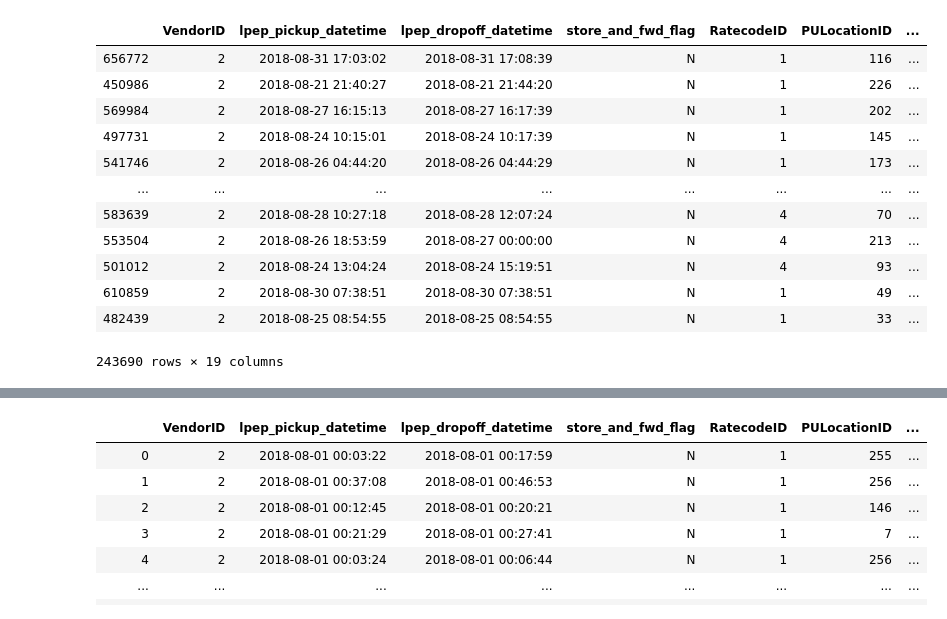
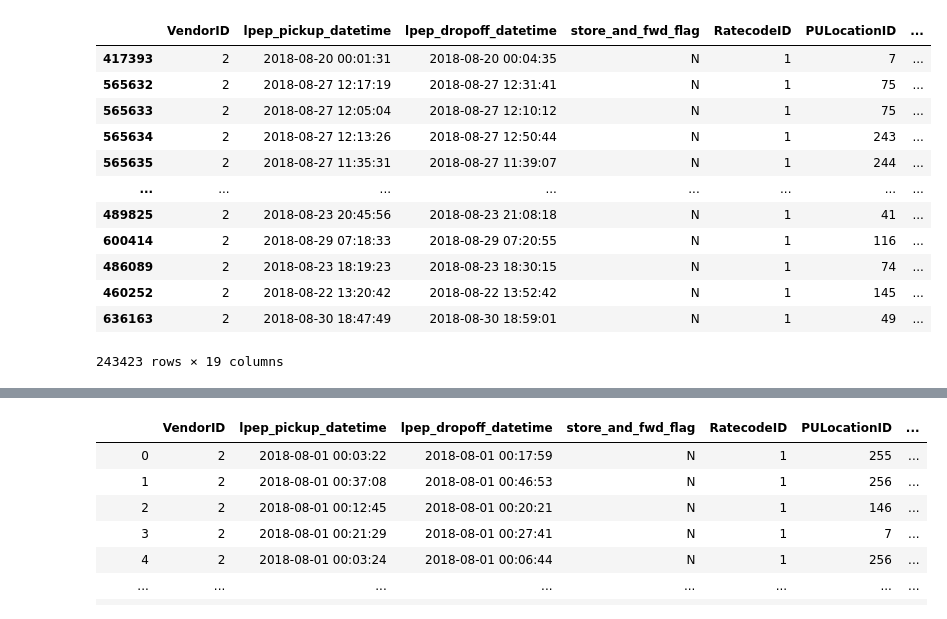
Before and after one commit to echoid/NewYorkTaxiVisualization, a Jupyter notebook: Draft 1.ipynb, the cells around one changed output, grey strips where cells are left out. Cells and saved outputs as stored; diff of their text form; code cells hidden in the pictures.

```diff
--- a/Draft 1.ipynb
+++ b/Draft 1.ipynb
@@ -4,8 +4,8 @@ import numpy as np
 import seaborn as sns
 import matplotlib.pyplot as plt
 # %%
-green_08 = pd.read_csv("E:/uni/20sem2/MAST30034/Assignment1/green_tripdata_2018-08.csv")
-#green_09 = pd.read_csv("E:/uni/20sem2/MAST30034/Assignment1/green_tripdata_2018-09.csv")
+green_08 = pd.read_csv("E:/Uni/MAST30034/Data/green_tripdata_2018-08.csv")
+green_09 = pd.read_csv("E:/Uni/MAST30034/Data/green_tripdata_2018-09.csv")
 
 #yellow_08 = pd.read_csv("E:/uni/20sem2/MAST30034/Assignment1/yellow_tripdata_2018-08.csv")
 #yellow_09 = pd.read_csv("E:/uni/20sem2/MAST30034/Assignment1/yellow_tripdata_2018-09.csv")
@@ -19,20 +19,20 @@ green_08 = pd.read_csv("E:/uni/20sem2/MAST30034/Assignment1/green_tripdata_2018-
 # remove invaild data (passager == 0 and trip_distance = 0)
 cleaned_green_08 = green_08[(green_08["passenger_count"] != 0) & (green_08["trip_distance"] != 0)]
 # %%
-cleaned_green_08 = green_08[(green_08['lpep_pickup_datetime'] > "2018-08-20 00:00:00") & (green_08['lpep_pickup_datetime'] < "2018-08-31 23:59:59") & (green_08["passenger_count"] != 0) & (green_08["trip_distance"] != 0)& (green_08["payment_type"] != 3)& (green_08["payment_type"] != 4)& (green_08["payment_type"] != 6)]
+cleaned_green_08 = green_08[(green_08['lpep_pickup_datetime'] > "2018-08-20 00:00:00") & (green_08['lpep_pickup_datetime'] < "2018-08-31 23:59:59") & (green_08["passenger_count"] != 0) & (green_08["trip_distance"] != 0)& (green_08["payment_type"] != 3)& (green_08["payment_type"] != 4) & (green_08["payment_type"] != 6)& (green_08["total_amount"] > 0)]
 # %%
-cleaned_green_08.sort_values(by = "total_amount")
+cleaned_green_08.sort_values(by = "tip_amount")
 # %% [output]
 |  | VendorID | lpep_pickup_datetime | lpep_dropoff_datetime | store_and_fwd_flag | RatecodeID | PULocationID | ... |
-| 656772 | 2 | 2018-08-31 17:03:02 | 2018-08-31 17:08:39 | N | 1 | 116 | ... |
-| 450986 | 2 | 2018-08-21 21:40:27 | 2018-08-21 21:44:20 | N | 1 | 226 | ... |
-| 569984 | 2 | 2018-08-27 16:15:13 | 2018-08-27 16:17:39 | N | 1 | 202 | ... |
-| 497731 | 2 | 2018-08-24 10:15:01 | 2018-08-24 10:17:39 | N | 1 | 145 | ... |
-| 541746 | 2 | 2018-08-26 04:44:20 | 2018-08-26 04:44:29 | N | 1 | 173 | ... |
+| 417393 | 2 | 2018-08-20 00:01:31 | 2018-08-20 00:04:35 | N | 1 | 7 | ... |
+| 565632 | 2 | 2018-08-27 12:17:19 | 2018-08-27 12:31:41 | N | 1 | 75 | ... |
+| 565633 | 2 | 2018-08-27 12:05:04 | 2018-08-27 12:10:12 | N | 1 | 75 | ... |
+| 565634 | 2 | 2018-08-27 12:13:26 | 2018-08-27 12:50:44 | N | 1 | 243 | ... |
+| 565635 | 2 | 2018-08-27 11:35:31 | 2018-08-27 11:39:07 | N | 1 | 244 | ... |
 | ... | ... | ... | ... | ... | ... | ... | ... |
-| 583639 | 2 | 2018-08-28 10:27:18 | 2018-08-28 12:07:24 | N | 4 | 70 | ... |
-| 553504 | 2 | 2018-08-26 18:53:59 | 2018-08-27 00:00:00 | N | 4 | 213 | ... |
-| 501012 | 2 | 2018-08-24 13:04:24 | 2018-08-24 15:19:51 | N | 4 | 93 | ... |
-| 610859 | 2 | 2018-08-30 07:38:51 | 2018-08-30 07:38:51 | N | 1 | 49 | ... |
-| 482439 | 2 | 2018-08-25 08:54:55 | 2018-08-25 08:54:55 | N | 1 | 33 | ... |
+| 489825 | 2 | 2018-08-23 20:45:56 | 2018-08-23 21:08:18 | N | 1 | 41 | ... |
+| 600414 | 2 | 2018-08-29 07:18:33 | 2018-08-29 07:20:55 | N | 1 | 116 | ... |
+| 486089 | 2 | 2018-08-23 18:19:23 | 2018-08-23 18:30:15 | N | 1 | 74 | ... |
+| 460252 | 2 | 2018-08-22 13:20:42 | 2018-08-22 13:52:42 | N | 1 | 145 | ... |
+| 636163 | 2 | 2018-08-30 18:47:49 | 2018-08-30 18:59:01 | N | 1 | 49 | ... |
-243690 rows × 19 columns
+243423 rows × 19 columns
```
Also changed, not shown: parts of 2 cells of this notebook, 17 other files.
